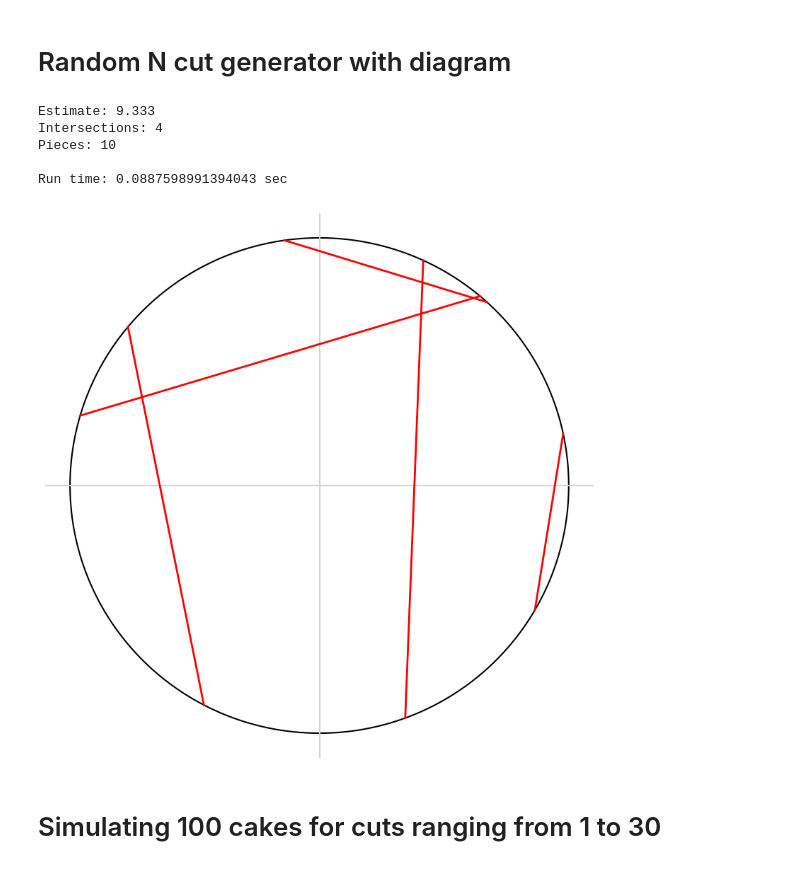
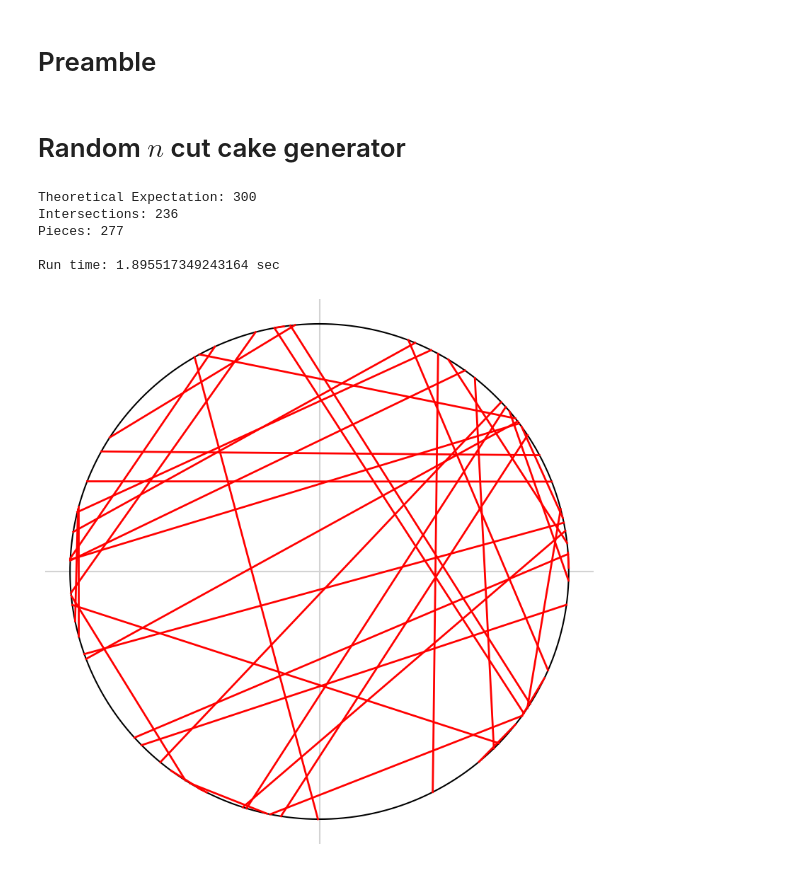
Before and after one commit to 1dimitar/Cake-Cutting-Problem, a Jupyter notebook: CakeCuttingProblem.ipynb, the cells around one changed output. Cells and saved outputs as stored; diff of their text form; code cells hidden in the pictures.

```diff
--- a/CakeCuttingProblem.ipynb
+++ b/CakeCuttingProblem.ipynb
@@ -1,66 +1,64 @@
+# %% [markdown]
+# Preamble
+# %%
+import time
+import collections
+from numpy import *
+import random as rand
+from scipy import stats as st
+import matplotlib.pyplot as plt
+from scipy.optimize import curve_fit
+
+plt.rcParams["font.size"] = 16
+plt.rcParams["font.weight"] = "normal"
+plt.rcParams['mathtext.fontset'] = 'stix'
+plt.rcParams['font.family'] = 'STIXGeneral'
 # %% [markdown]
-# Random N cut generator with diagram
+# Random $n$ cut cake generator
 # %%
-import random as rand
-from numpy import cos, sin, pi, linspace, mean
-import time
-import matplotlib.pyplot as plt
-import pandas as pd
+def draw_cuts(cake_pieces): # Function used to draw the cut given two points on the cake
+    theta1, theta2 = cake_pieces.T[0], cake_pieces.T[1]
+    plt.plot([cos(theta1 + pi/2), cos(theta2 + pi/2)], [sin(theta1 + pi/2), sin(theta2 + pi/2)], linewidth=2, color='red') # +pi/2 added so that theta=0 is along the y-axis
 
 
-# Function used to draw the cut given two points on the cake
-def draw_cut(two_random_angles):
-    [angle1, angle2] = two_random_angles
-    plt.plot([cos(angle1 + pi/2), cos(angle2 + pi/2)], [sin(angle1 + pi/2), sin(angle2 + pi/2)], linewidth=2, color='red') # +pi/2 added so that theta=0 is along the y-axis
-
-
-def draw_cake(theta_list):
+def draw_cake():
+    theta = linspace(0, 2 * pi, int(1e6))
     plt.figure(figsize=(10, 10), dpi=100)
-    plt.plot(sin(theta_list), cos(theta_list), "k")
+    plt.axis('off')
     plt.axvline(color='lightgray')
     plt.axhline(color='lightgray')
-    plt.axis('off')
+    plt.plot(sin(theta), cos(theta), "k")
 
 
 def main(num_cuts):
-    theta_list = linspace(0, 2*pi, 1000000)
-    draw_cake(theta_list)
+    cake_pieces = array([list(sort([rand.uniform(0, 2 * pi), rand.uniform(0, 2 * pi)])) for i in range(num_cuts)])
+    draw_cake()
+    draw_cuts(cake_pieces)
+    cake_pieces = [list(piece) for piece in cake_pieces]
 
-    # Randomly generate two points on cake, plot them, and save them to a list in ASCENDING order (for the upcoming XOR operation...)
-    cake_pieces = []
-    for cut in range(num_cuts):
-        pts_on_cake = [rand.choice(theta_list), rand.choice(theta_list)]
-        draw_cut(pts_on_cake)
-        cake_pieces.append([min(pts_on_cake), max(pts_on_cake)])
-
-    #intersection counting by iterating over all cuts
     total_intersections = 0
-    for i in range(num_cuts):
+    for i in range(num_cuts): #intersection counting by iterating over all cuts
         for j in range(num_cuts - i):
             if (cake_pieces[j][0] < cake_pieces[0][0] < cake_pieces[j][1]) ^ (cake_pieces[j][0] < cake_pieces[0][1] < cake_pieces[j][1]): # XOR conditions
                 total_intersections += 1
         cake_pieces.pop(0)
 
-    # The best estimator according to theory
-    estimator = 0.16666 * num_cuts ** 2 + 0.8333 * num_cuts + 1
-    print(f"Estimate: {estimator}")
-
+    expectation = int((1/6) * num_cuts * num_cuts + (5/6) * num_cuts + 1) # Analytical expectation
+    print(f"Theoretical Expectation: {expectation}")
     print(f"Intersections: {total_intersections}")
     print(f"Pieces: {total_intersections + num_cuts + 1}\n")
 
 
 start = time.time()
 
-main(num_cuts = 5)  # Change to the number of cuts you want
+main(num_cuts = 40)  # Change to the number of cuts you want
 
 end = time.time()
 print(f"Run time: {end - start} sec")
 # %% [output]
-Estimate: 9.333
-Intersections: 4
-Pieces: 10
+Theoretical Expectation: 300
+Intersections: 236
+Pieces: 277
 
-Run time: 0.0887598991394043 sec
+Run time: 1.895517349243164 sec
-[figure, old version]
+[figure, new version]
-# %% [markdown]
-# Simulating 100 cakes for cuts ranging from 1 to 30
```
Also changed, not shown: parts of 5 cells of this notebook.
